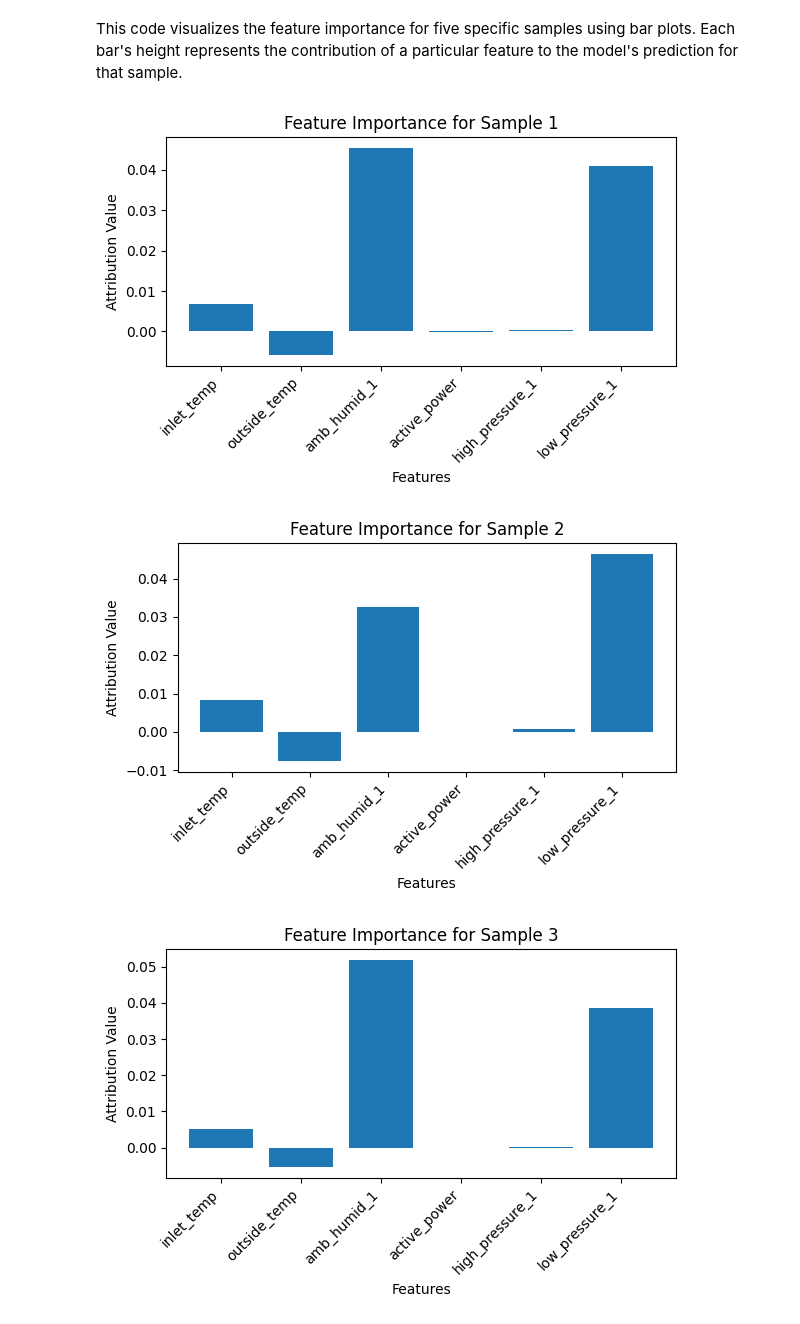
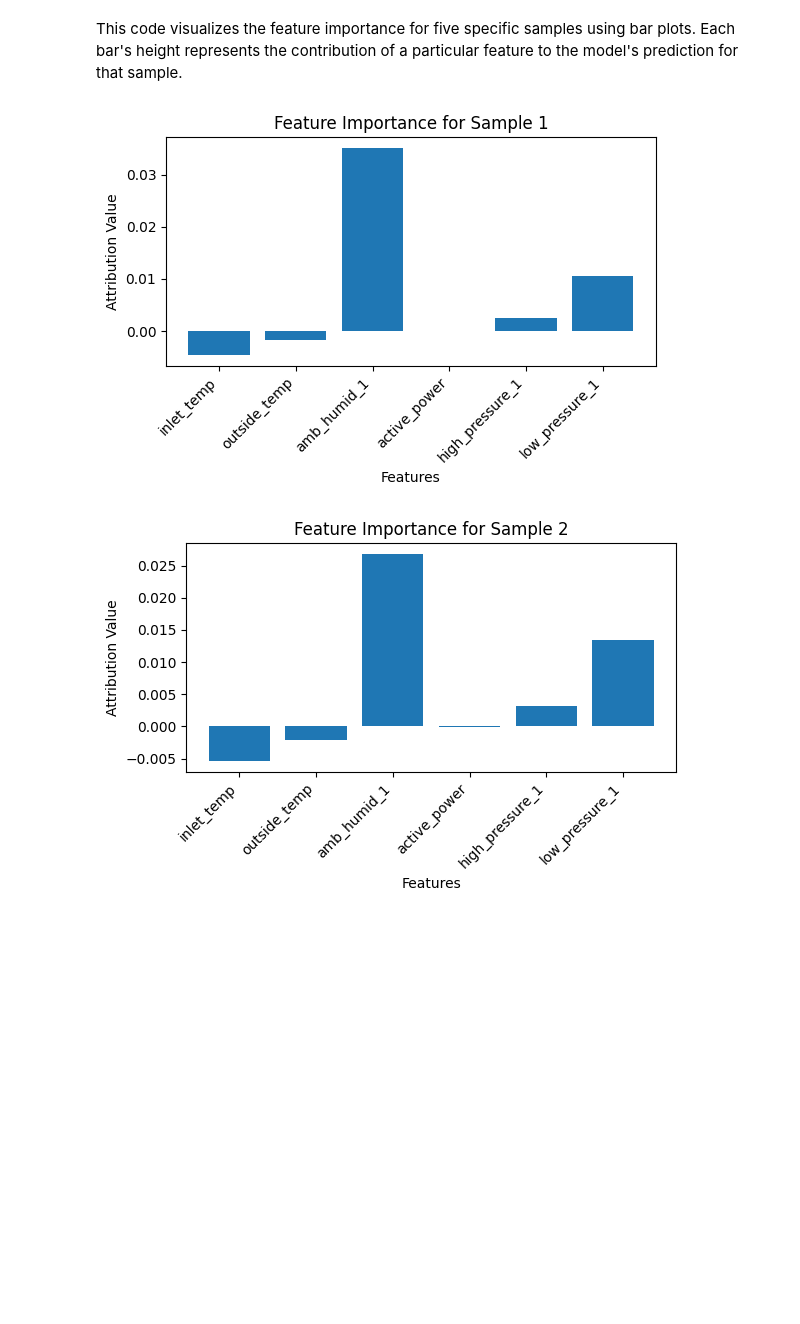
Before and after one commit to jcmachicao/pucp_energy_efficiency_AI, a Jupyter notebook: 02_NeuralNetworks/hvac_data_03_explainability.ipynb, the cells around one changed output. Saved outputs shown, nothing was run; the diff lists cells and outputs as text; code cells hidden in the pictures; blank space fills up the shorter version.

```diff
--- a/02_NeuralNetworks/hvac_data_03_explainability.ipynb
+++ b/02_NeuralNetworks/hvac_data_03_explainability.ipynb
@@ -31,0 +61,18 @@ output_size = 1
+# %%
+data['Date'] = pd.to_datetime(data['Date'], errors='coerce', infer_datetime_format=True)
+data.set_index('Date', inplace=True)
+# %%
+import pandas as pd
+from sklearn.preprocessing import MinMaxScaler, StandardScaler
+scaler = MinMaxScaler()
+df = pd.DataFrame(scaler.fit_transform(data), columns=data.columns)
+df.index = data.index
+# %%
+from sklearn.model_selection import train_test_split
+features_nn = ["inlet_temp", "outside_temp", "amb_humid_1", 'active_power', 'high_pressure_1', 'low_pressure_1']
+output_variable_nn = 'co2_1'
+target = output_variable_nn
+X = df[features_nn]
+y = df[target]
+X_train, X_test, y_train, y_test = train_test_split(X, y, random_state=42, shuffle=True)
+X_train.shape, X_test.shape, y_train.shape, y_test.shape
@@ -63,10 +93,10 @@ from captum.attr import IntegratedGradients
 # %%
 if torch.cuda.is_available():
     device = torch.device("cuda")
-    model_nn_loaded.to(device)
+    model_nn.to(device)
     validation_data = validation_data.to(device)
 
-ig = IntegratedGradients(model_nn_loaded)
+ig = IntegratedGradients(model_nn)
 attributions, delta = ig.attribute(validation_data, target=0, return_convergence_delta=True)
 print(f"Attributions shape: {attributions.shape}")
 
@@ -87,20 +117,19 @@ This code visualizes the feature importance for five specific samples using bar
 # %%
 # Visualization (example using matplotlib)
 import matplotlib.pyplot as plt
 import numpy as np
 
 feature_names = features_nn  # Replace with your actual feature names
 
-for i in range(len(attributions[10:15])):
+for i in range(len(attributions[10:12])):
   plt.figure(figsize=(6, 4))
   plt.bar(feature_names, attributions[i])
   plt.xlabel("Features")
   plt.ylabel("Attribution Value")
   plt.title(f"Feature Importance for Sample {i+1}")
   plt.xticks(rotation=45, ha='right')
   plt.tight_layout()
   plt.show()
 # %% [output]
-[figure, old version]
+[figure, new version]
-[figure, old version]
+[figure, new version]
-[figure, removed]
```
Also changed, not shown: parts of 12 cells of this notebook.
